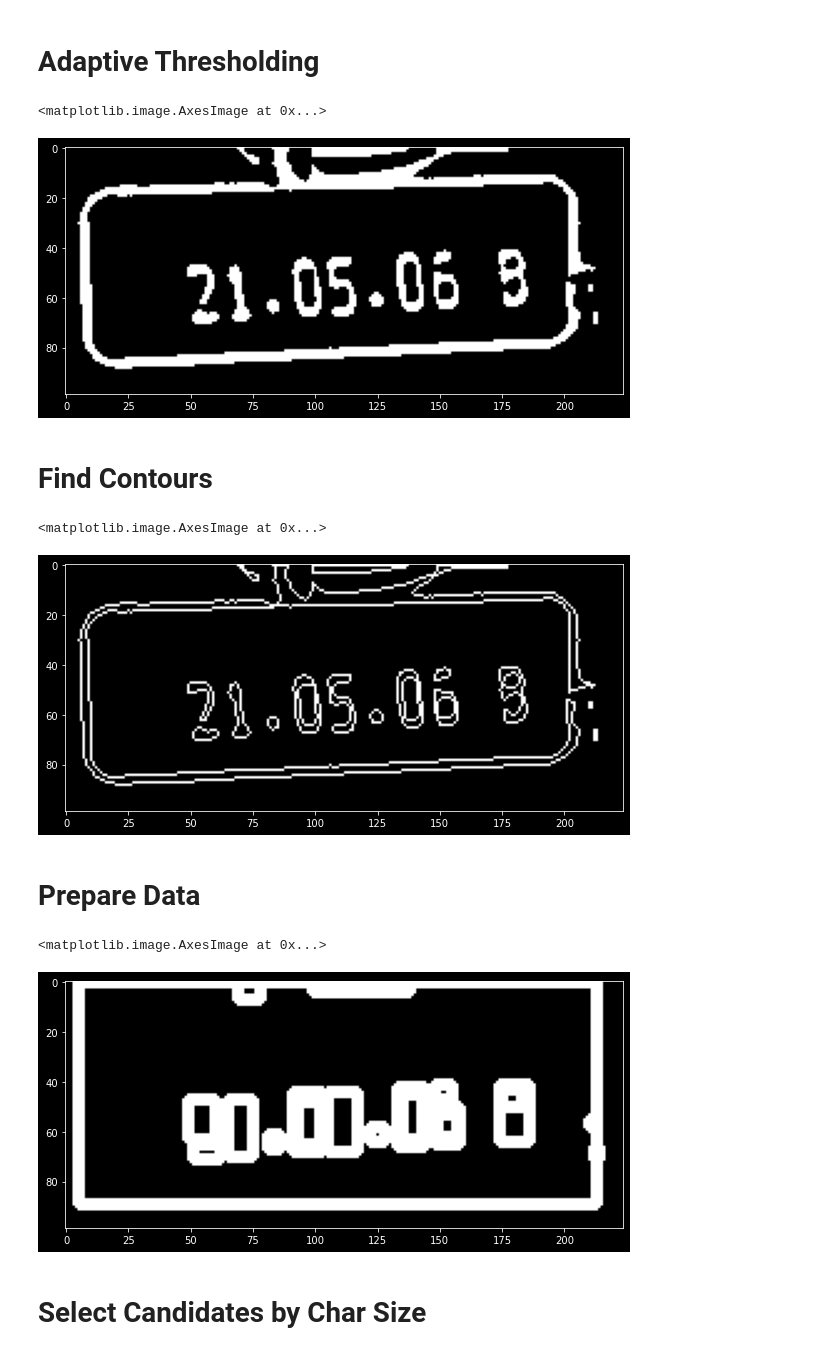
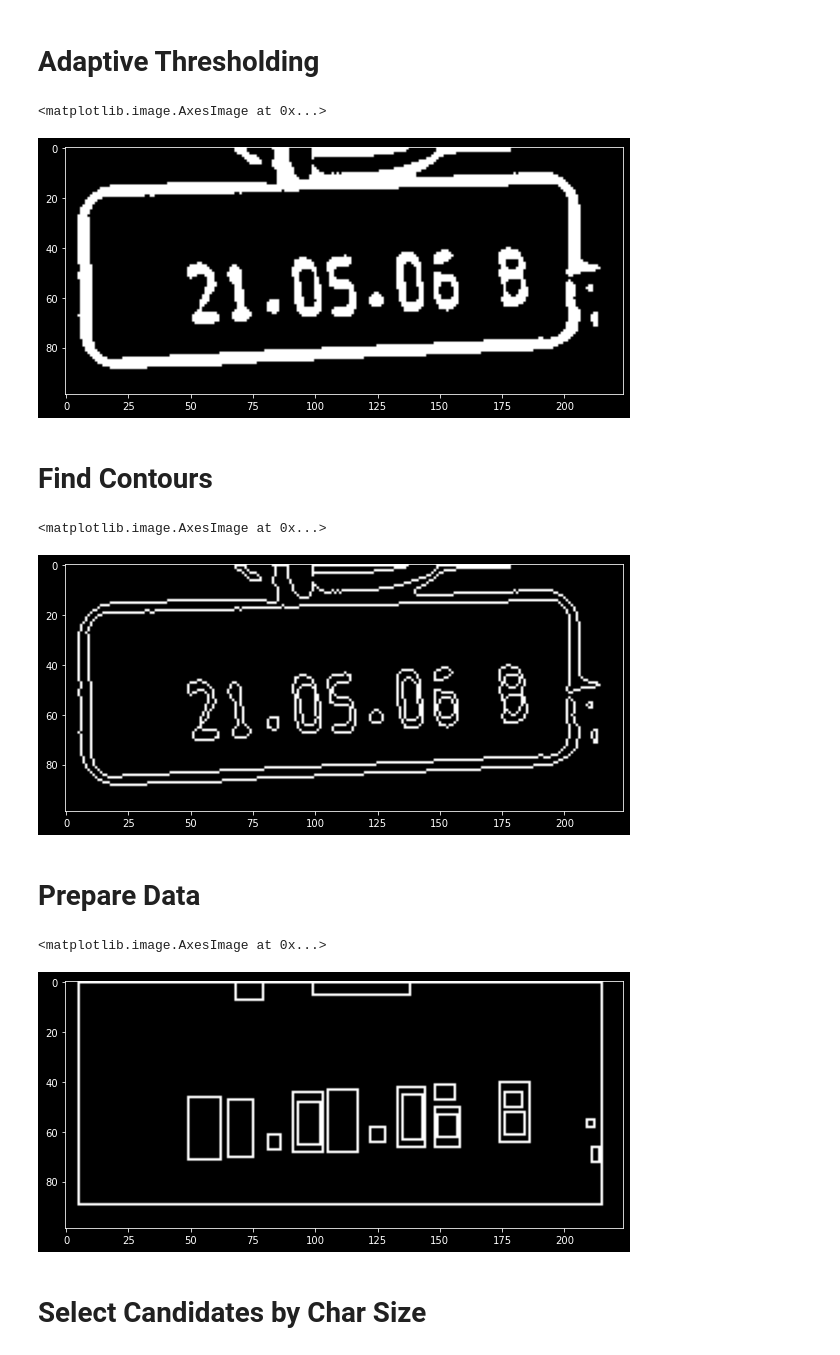
Before and after one commit to MinSoo97/joljak, a Jupyter notebook: Expirationdate_test(기본).ipynb, the cells around one changed output. Saved outputs shown, nothing was run; the diff lists cells and outputs as text; code cells hidden in the pictures.

```diff
--- a/Expirationdate_test(기본).ipynb
+++ b/Expirationdate_test(기본).ipynb
@@ -58,14 +58,14 @@ img_thresh = cv2.adaptiveThreshold(
     adaptiveMethod=cv2.ADAPTIVE_THRESH_GAUSSIAN_C,
     thresholdType=cv2.THRESH_BINARY_INV,
     blockSize=19,
-    C=9
+    C=7
 )
 
 plt.figure(figsize=(10, 8))
 plt.imshow(img_thresh, cmap='gray')
 # %% [output]
 <matplotlib.image.AxesImage at 0x...>
-[figure, old version]
+[figure, new version]
 # %% [markdown]
 # Find Contours
 # %%
@@ -83,34 +83,34 @@ plt.figure(figsize=(10, 8))
 plt.imshow(temp_result)
 # %% [output]
 <matplotlib.image.AxesImage at 0x...>
-[figure, old version]
+[figure, new version]
 # %% [markdown]
 # Prepare Data
 # %%
 temp_result = np.zeros((height, width, channel), dtype=np.uint8)
 
 contours_dict = []
 
 for contour in contours:
     x, y, w, h = cv2.boundingRect(contour)
-    cv2.rectangle(temp_result, pt1=(x, y), pt2=(x+w, y+h), color=(255, 255, 255), thickness=4)
+    cv2.rectangle(temp_result, pt1=(x, y), pt2=(x+w, y+h), color=(255, 255, 255), thickness=1)
 
     # insert to dict
     contours_dict.append({
         'contour': contour,
         'x': x,
         'y': y,
         'w': w,
         'h': h,
         'cx': x + (w / 2),
         'cy': y + (h / 2)
     })
 
 plt.figure(figsize=(10, 8))
 plt.imshow(temp_result, cmap='gray')
 # %% [output]
 <matplotlib.image.AxesImage at 0x...>
-[figure, old version]
+[figure, new version]
 # %% [markdown]
 # Select Candidates by Char Size
 # %%
```
Also changed, not shown: parts of 4 cells of this notebook, 6 other files.
